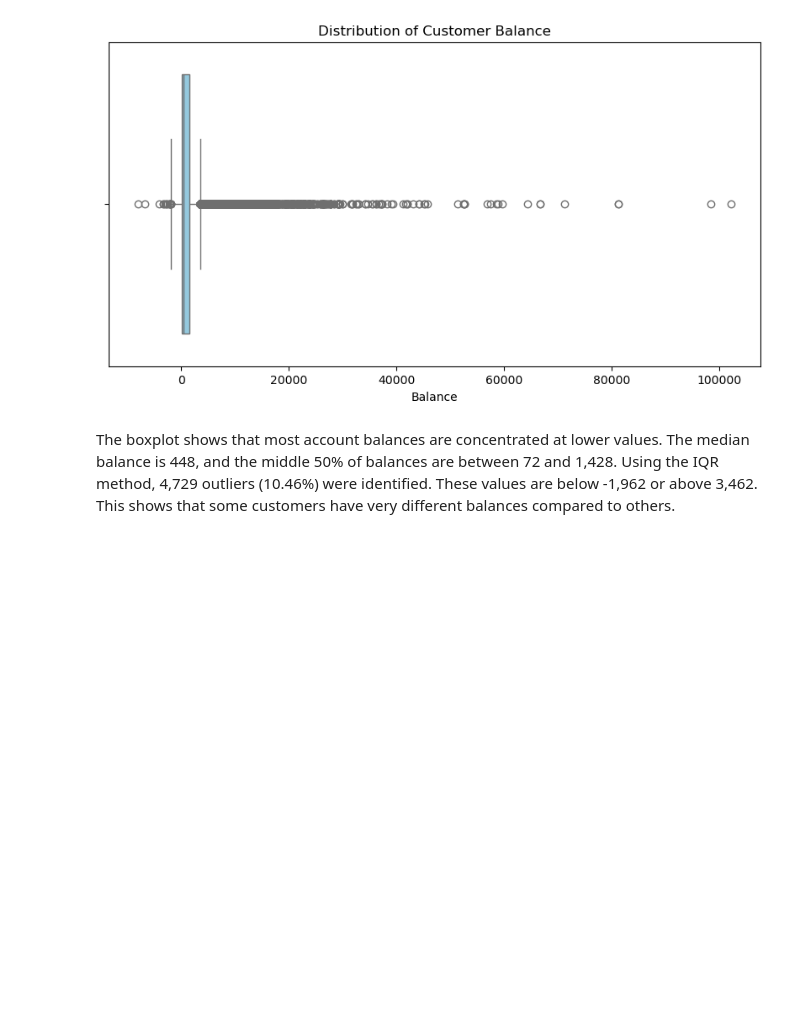
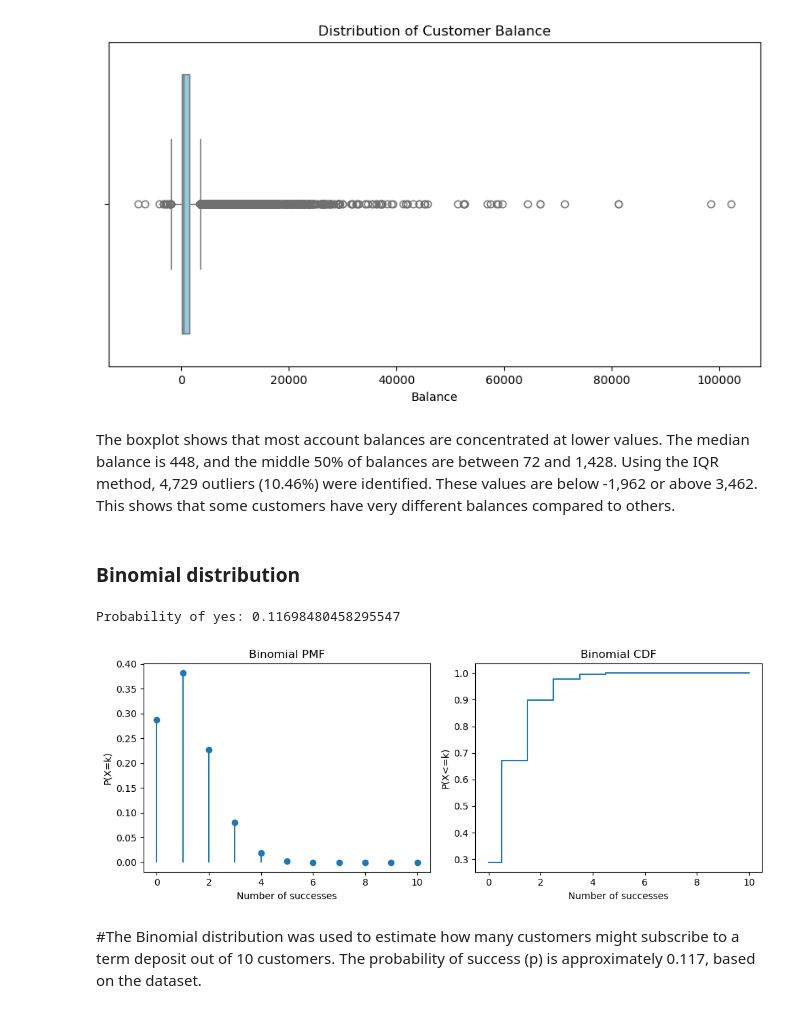
Before and after one commit to Munkhzaya-pom/statistic-sep-26, a Jupyter notebook: statistic-word-sep-26/statistic-sep26.ipynb, the cells around one changed output. Drawn from its saved outputs; the diff is of its cells as text; code cells hidden in the pictures; blank space fills up the shorter version.

Commit message:
binomial distribution

```diff
--- a/statistic-word-sep-26/statistic-sep26.ipynb
+++ b/statistic-word-sep-26/statistic-sep26.ipynb
@@ -229,3 +229,46 @@ plt.show()
 [figure]
 # %% [markdown]
 The boxplot shows that most account balances are concentrated at lower values. The median balance is 448, and the middle 50% of balances are between 72 and 1,428. Using the IQR method, 4,729 outliers (10.46%) were identified. These values are below -1,962 or above 3,462. This shows that some customers have very different balances compared to others.
+# %% [markdown]
+### Binomial distribution
+# %%
+p = (df["y"] == "yes").mean()
+print("Probability of yes:", p)
+# %% [output]
+Probability of yes: 0.11698480458295547
+# %%
+import numpy as np
+import matplotlib.pyplot as plt
+from scipy.stats import binom
+
+# Parameters
+n = 10
+p = (df["y"] == "yes").mean()
+x = np.arange(0, n+1)
+
+# PMF and CDF
+pmf = binom.pmf(x, n, p)
+cdf = binom.cdf(x, n, p)
+# %%
+plt.figure(figsize=(10, 4))
+
+# PMF Plot
+plt.subplot(1, 2, 1)
+plt.stem(x, pmf, basefmt=" ")
+plt.title("Binomial PMF")
+plt.xlabel("Number of successes")
+plt.ylabel("P(X=k)")
+
+# CDF Plot
+plt.subplot(1, 2, 2)
+plt.step(x, cdf, where="mid")
+plt.title("Binomial CDF")
+plt.xlabel("Number of successes")
+plt.ylabel("P(X<=k)")
+
+plt.tight_layout()
+plt.show()
+# %% [output]
+[figure, added]
+# %% [markdown]
+#The Binomial distribution was used to estimate how many customers might subscribe to a term deposit out of 10 customers. The probability of success (p) is approximately 0.117, based on the dataset.
```
Also changed, not shown: parts of 9 cells of this notebook.
